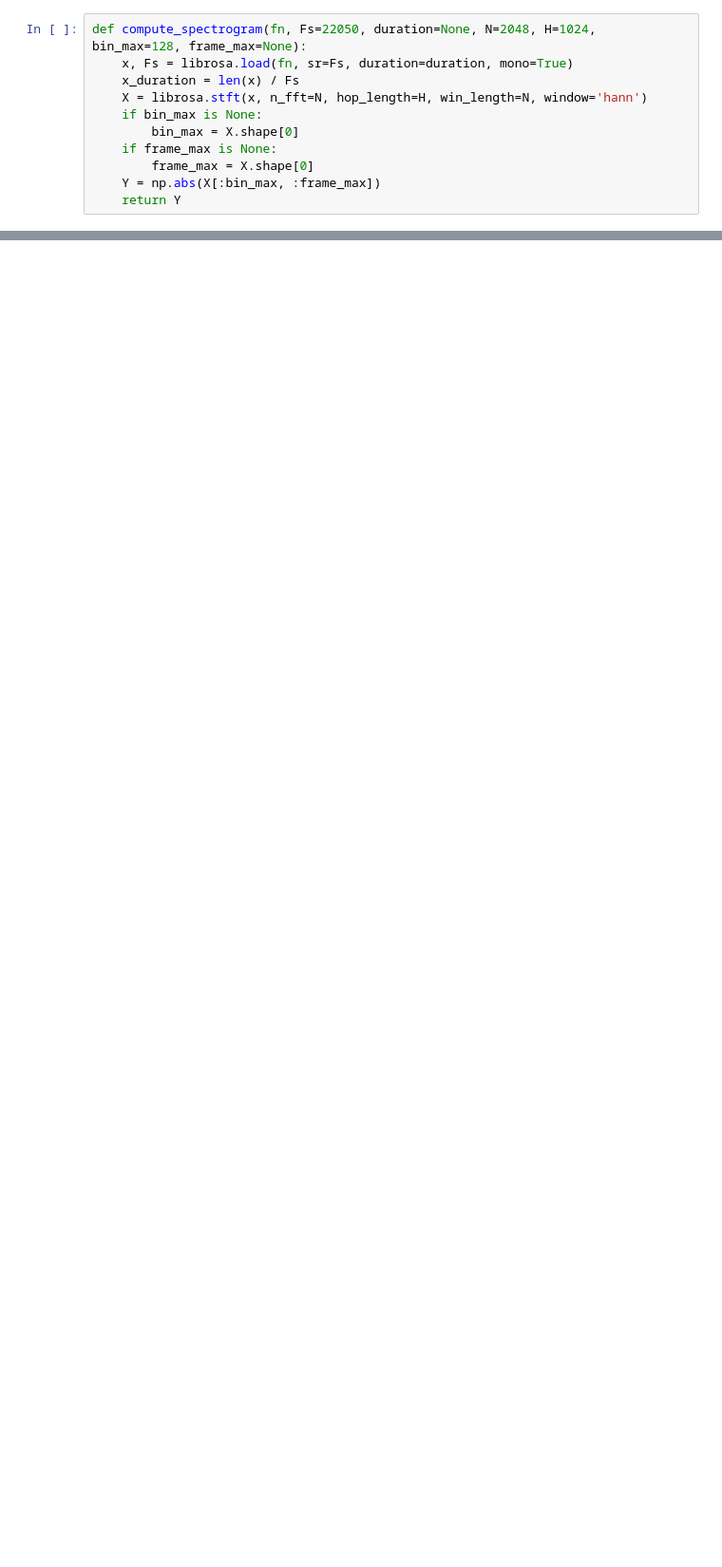
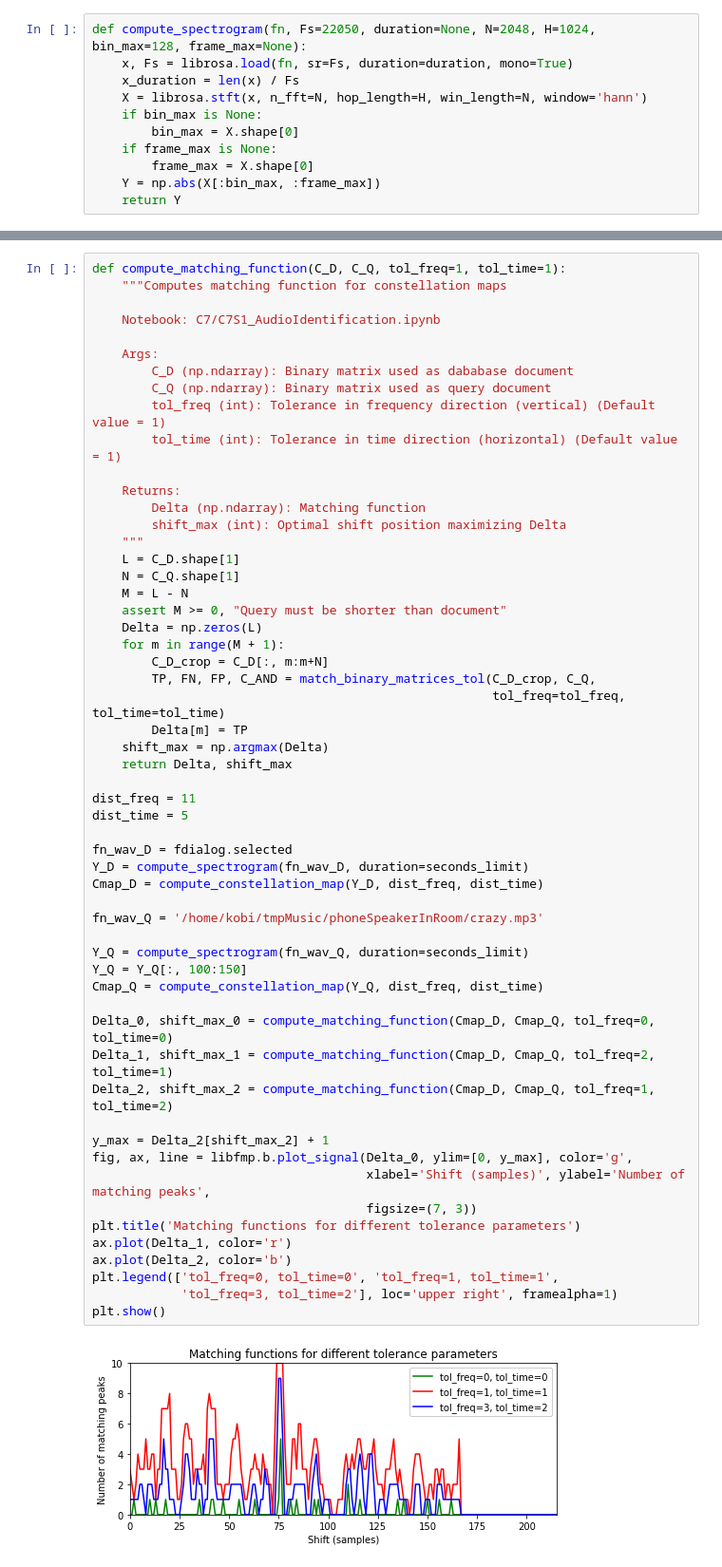
Before and after one commit to oyd11/music_match_libfmp, a Jupyter notebook: C7S1_AudioIdentification_kobic.ipynb, the cells around one changed output, grey strips where cells are left out. Shown: that part at 95% size. Cells and saved outputs as stored; diff of their text form; blank space fills up the shorter version.

```diff
--- a/C7S1_AudioIdentification_kobic.ipynb
+++ b/C7S1_AudioIdentification_kobic.ipynb
@@ -152,0 +284,58 @@ TypeError: not all arguments converted during string formatting
+# %%
+def compute_matching_function(C_D, C_Q, tol_freq=1, tol_time=1):
+    """Computes matching function for constellation maps
+
+    Notebook: C7/C7S1_AudioIdentification.ipynb
+
+    Args:
+        C_D (np.ndarray): Binary matrix used as dababase document
+        C_Q (np.ndarray): Binary matrix used as query document
+        tol_freq (int): Tolerance in frequency direction (vertical) (Default value = 1)
+        tol_time (int): Tolerance in time direction (horizontal) (Default value = 1)
+
+    Returns:
+        Delta (np.ndarray): Matching function
+        shift_max (int): Optimal shift position maximizing Delta
+    """
+    L = C_D.shape[1]
+    N = C_Q.shape[1]
+    M = L - N
+    assert M >= 0, "Query must be shorter than document"
+    Delta = np.zeros(L)
+    for m in range(M + 1):
+        C_D_crop = C_D[:, m:m+N]
+        TP, FN, FP, C_AND = match_binary_matrices_tol(C_D_crop, C_Q,
+                                                      tol_freq=tol_freq, tol_time=tol_time)
+        Delta[m] = TP
+    shift_max = np.argmax(Delta)
+    return Delta, shift_max
+
+dist_freq = 11
+dist_time = 5
+
+fn_wav_D = fdialog.selected
+Y_D = compute_spectrogram(fn_wav_D, duration=seconds_limit)
+Cmap_D = compute_constellation_map(Y_D, dist_freq, dist_time)
+
+fn_wav_Q = '/home/kobi/tmpMusic/phoneSpeakerInRoom/crazy.mp3'
+
+Y_Q = compute_spectrogram(fn_wav_Q, duration=seconds_limit)
+Y_Q = Y_Q[:, 100:150]
+Cmap_Q = compute_constellation_map(Y_Q, dist_freq, dist_time)
+
+Delta_0, shift_max_0 = compute_matching_function(Cmap_D, Cmap_Q, tol_freq=0, tol_time=0)
+Delta_1, shift_max_1 = compute_matching_function(Cmap_D, Cmap_Q, tol_freq=2, tol_time=1)
+Delta_2, shift_max_2 = compute_matching_function(Cmap_D, Cmap_Q, tol_freq=1, tol_time=2)
+
+y_max = Delta_2[shift_max_2] + 1
+fig, ax, line = libfmp.b.plot_signal(Delta_0, ylim=[0, y_max], color='g',
+                                     xlabel='Shift (samples)', ylabel='Number of matching peaks',
+                                     figsize=(7, 3))
+plt.title('Matching functions for different tolerance parameters')
+ax.plot(Delta_1, color='r')
+ax.plot(Delta_2, color='b')
+plt.legend(['tol_freq=0, tol_time=0', 'tol_freq=1, tol_time=1',
+            'tol_freq=3, tol_time=2'], loc='upper right', framealpha=1)
+plt.show()
+# %% [output]
+[figure, added]
```
Also changed, not shown: parts of 7 cells of this notebook.
